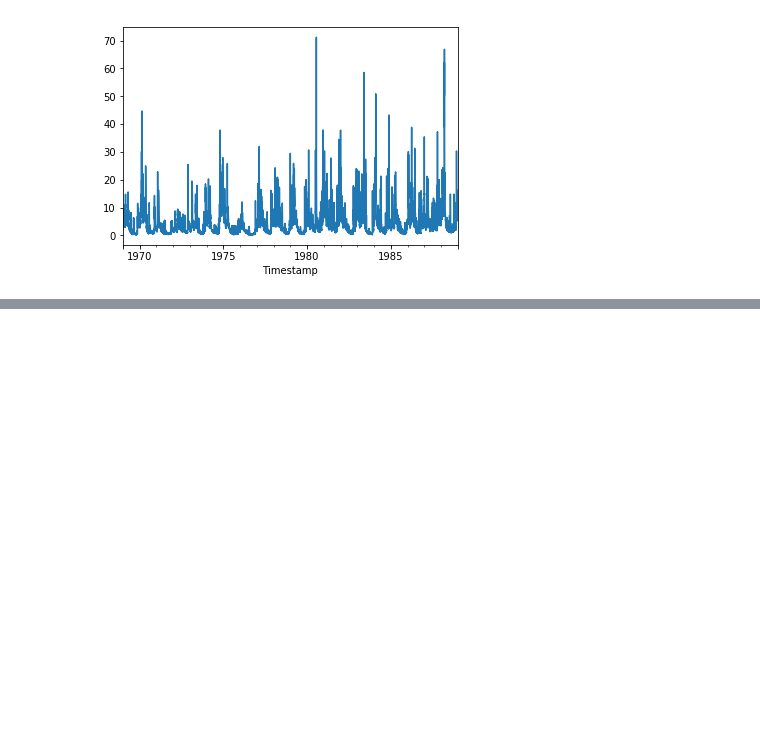
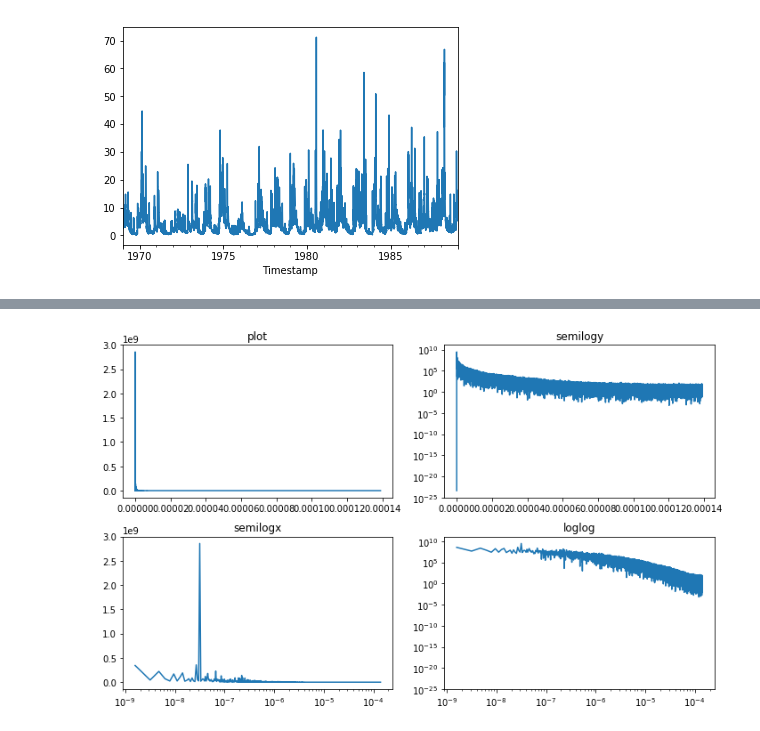
Before and after one commit to GERUlab/python-recipes, a Jupyter notebook: signal-processing/scipy-periodogram.ipynb, the cells around one changed output, grey strips where cells are left out. Drawn from its saved outputs; the diff is of its cells as text; code cells hidden in the pictures; blank space fills up the shorter version.

```diff
--- a/signal-processing/scipy-periodogram.ipynb
+++ b/signal-processing/scipy-periodogram.ipynb
@@ -108,0 +155,12 @@ plt.ylabel('PSD [V**2/Hz]')
+# %%
+plt_methods = [plt.plot, plt.semilogy, plt.semilogx, plt.loglog]
+f, Pxx_den = signal.periodogram(discharge, freq)
+
+plt.figure(figsize=(10,10/1.618))
+for i, plot in enumerate(plt_methods):
+    ax = plt.subplot(2,2,i+1)
+    ax.set_title(plot.__name__)
+    plot(f, Pxx_den)
+plt.tight_layout()
+# %% [output]
+[figure, added]
```
Also changed, not shown: parts of 14 cells of this notebook.
